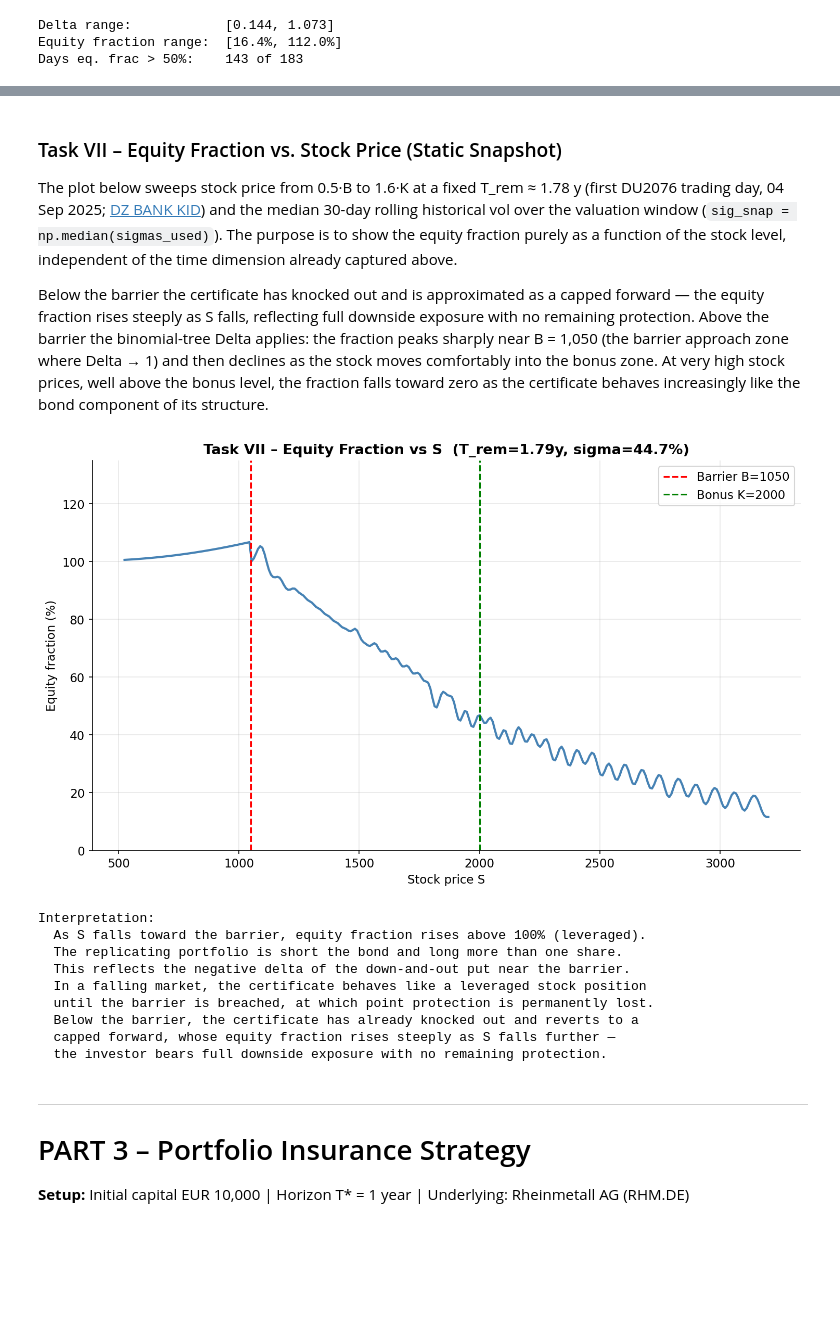
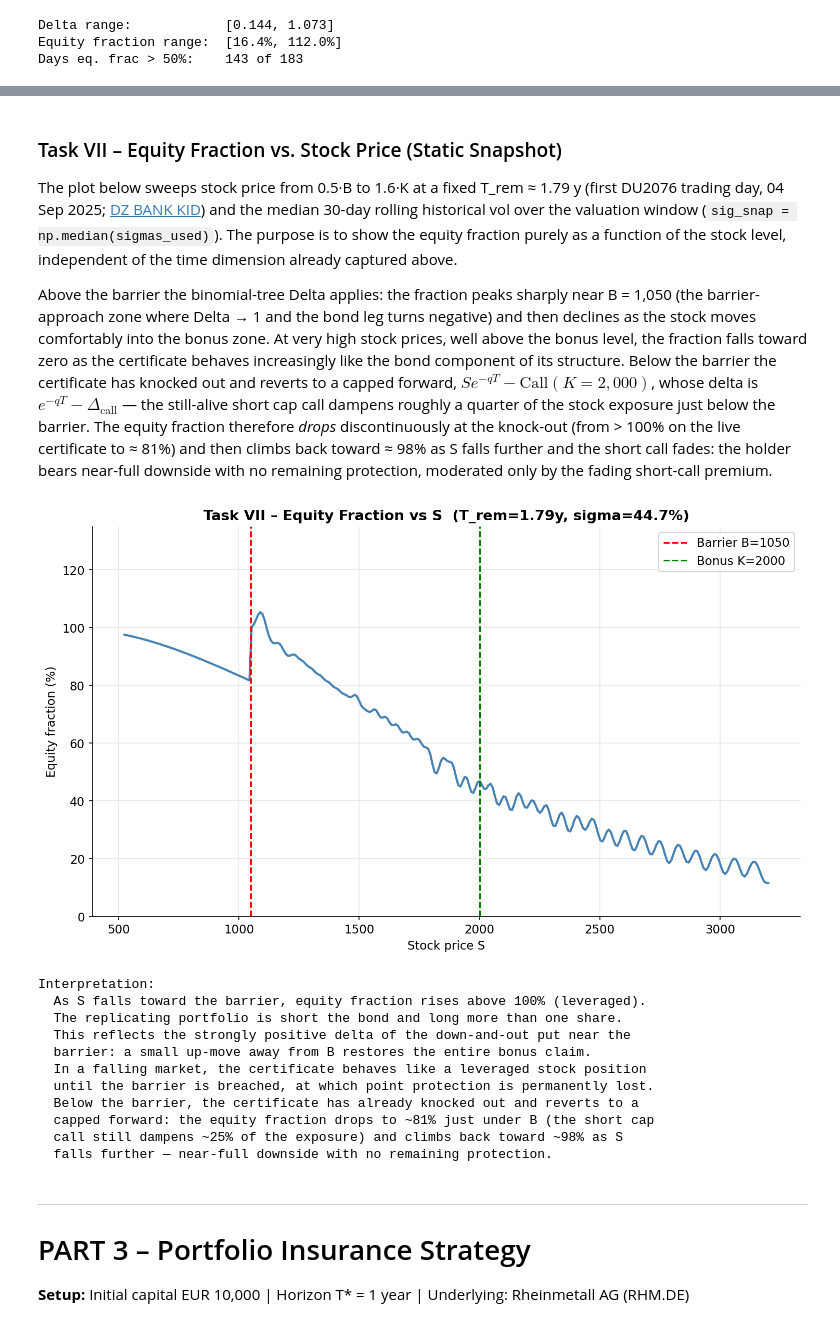
Before and after one commit to daan1shh/Continuous-Time-Derivative-Pricing, a Jupyter notebook: B401_Assignment_2026.ipynb, the cells around one changed output, grey strips where cells are left out. Drawn from its saved outputs; the diff is of its cells as text; code cells hidden in the pictures; blank space fills up the shorter version.

```diff
--- a/B401_Assignment_2026.ipynb
+++ b/B401_Assignment_2026.ipynb
@@ -666,7 +672,7 @@ The two functions below implement the **binomial tree** used to price the DU2076
 # %%
 
 def _bonus_cap_cert_price_one(S, K_cap, B_barrier, r, q, sigma, T, N):
-    """Single CRR binomial tree pass (N steps)."""
+    # Single CRR binomial tree pass (N steps).
     dt  = T / N
     u   = np.exp(sigma * np.sqrt(dt))
     d   = 1.0 / u
@@ -691,11 +697,9 @@ def _bonus_cap_cert_price_one(S, K_cap, B_barrier, r, q, sigma, T, N):
 
 
 def bonus_cap_cert_price(S, K_cap, B_barrier, r, q, sigma, T, N=500):
-    """
-    Bonus Cap Certificate via binomial tree (CRR, N steps).
-    Cert = capped forward [min(S_T, K_cap)] + down-and-out put (K=K_cap, B=B_barrier).
-    Averages N and N+1 trees to cancel odd-even oscillation and smooth Greeks.
-    """
+    # Bonus Cap Certificate via binomial tree (CRR, N steps).
+    # Cert = capped forward [min(S_T, K_cap)] + down-and-out put (K=K_cap, B=B_barrier).
+    # Averages N and N+1 trees to cancel odd-even oscillation and smooth Greeks.
     if T <= 1e-8:
         return float(K_cap if S > B_barrier else min(S, K_cap))
     return 0.5 * (_bonus_cap_cert_price_one(S, K_cap, B_barrier, r, q, sigma, T, N) +
@@ -880,12 +952,14 @@ for idx in idx_first + [idx_worst, idx_best, idx_barrier] + idx_last:
         seen.add(idx); selected_idx.append(idx)
 
 display(pd.DataFrame({
-    'Date':        [dates[i].strftime('%d %b %Y') for i in selected_idx],
-    'RHM (EUR)':   [round(S_series[i], 2)          for i in selected_idx],
-    'Roll Vol':    [f'{sigmas_used[i]:.1%}'         for i in selected_idx],
-    'Model (EUR)': [round(model_prices[i], 2)       for i in selected_idx],
-    'Mkt (EUR)':   [round(market_prices[i], 2)      for i in selected_idx],
-    'Error (EUR)': [round(errors[i], 2)             for i in selected_idx],
+    'Date':         [dates[i].strftime('%d %b %Y') for i in selected_idx],
+    'RHM (EUR)':    [round(S_series[i], 2)          for i in selected_idx],
+    'Roll Vol':     [f'{sigmas_used[i]:.1%}'        for i in selected_idx],
+    'Implied Vol':  [f'{implied_vols[i]:.1%}' if not np.isnan(implied_vols[i]) else 'n/a'
+                                                     for i in selected_idx],
+    'Model (EUR)':  [round(model_prices[i], 2)      for i in selected_idx],
+    'Mkt (EUR)':    [round(market_prices[i], 2)     for i in selected_idx],
+    'Error (EUR)':  [round(errors[i], 2)            for i in selected_idx],
 }).set_index('Date'))
 
 # -- Price vs Error chart ------------------------------------------------------
@@ -908,6 +982,14 @@ axes[1].legend(fontsize=9)
 plt.tight_layout()
 plt.savefig('graphs/valuation_comparison.png', bbox_inches='tight')
 plt.show()
+
+# Persist the daily model-vs-market comparison for submission (regenerated each run)
+pd.DataFrame({
+    'Date': dates, 'RHM_Close': S_series, 'RollVol_pct': sigmas_used * 100,
+    'Svensson_r_pct': rates_used * 100, 'Model_EUR': model_prices,
+    'Market_EUR': market_prices, 'Error_EUR': errors,
+}).set_index('Date').round(4).to_csv('data/du2076_daily_comparison.csv')
+print('Saved: data/du2076_daily_comparison.csv')
 # %% [output]
 ====================================================
   TASK V — Pricing Error Metrics  (DU2076)
@@ -1124,9 +1258,9 @@ The chart above (`replicating_portfolio_time.png`) shows how both Delta and the
 # %% [markdown]
 ### Task VII – Equity Fraction vs. Stock Price (Static Snapshot)
 
-The plot below sweeps stock price from 0.5·B to 1.6·K at a fixed T_rem ≈ 1.78 y (first DU2076 trading day, 04 Sep 2025; [DZ BANK KID](https://bib-service.dzbank.de/bib/DE000DU20767-de-DE.pdf)) and the median 30-day rolling historical vol over the valuation window (`sig_snap = np.median(sigmas_used)`). The purpose is to show the equity fraction purely as a function of the stock level, independent of the time dimension already captured above.
+The plot below sweeps stock price from 0.5·B to 1.6·K at a fixed T_rem ≈ 1.79 y (first DU2076 trading day, 04 Sep 2025; [DZ BANK KID](https://bib-service.dzbank.de/bib/DE000DU20767-de-DE.pdf)) and the median 30-day rolling historical vol over the valuation window (`sig_snap = np.median(sigmas_used)`). The purpose is to show the equity fraction purely as a function of the stock level, independent of the time dimension already captured above.
 
-Below the barrier the certificate has knocked out and is approximated as a capped forward — the equity fraction rises steeply as S falls, reflecting full downside exposure with no remaining protection. Above the barrier the binomial-tree Delta applies: the fraction peaks sharply near B = 1,050 (the barrier approach zone where Delta → 1) and then declines as the stock moves comfortably into the bonus zone. At very high stock prices, well above the bonus level, the fraction falls toward zero as the certificate behaves increasingly like the bond component of its structure.
+Above the barrier the binomial-tree Delta applies: the fraction peaks sharply near B = 1,050 (the barrier-approach zone where Delta → 1 and the bond leg turns negative) and then declines as the stock moves comfortably into the bonus zone. At very high stock prices, well above the bonus level, the fraction falls toward zero as the certificate behaves increasingly like the bond component of its structure. Below the barrier the certificate has knocked out and reverts to a capped forward, $S e^{-qT} - \text{Call}(K{=}2{,}000)$, whose delta is $e^{-qT} - \Delta_{\text{call}}$ — the still-alive short cap call dampens roughly a quarter of the stock exposure just below the barrier. The equity fraction therefore *drops* discontinuously at the knock-out (from > 100% on the live certificate to ≈ 81%) and then climbs back toward ≈ 98% as S falls further and the short call fades: the holder bears near-full downside with no remaining protection, moderated only by the fading short-call premium.
 # %%
 # ── Equity fraction vs S (static snapshot at T_rem = T_ref) ─────────────────
 # T_snap reuses T_ref: remaining maturity on the first DU2076 trading day (04 Sep 2025)
@@ -1141,10 +1275,11 @@ for s in S_cross:
     if s <= B_cert:
         # knocked-out: reverts to capped forward = S*exp(-qT) - Call(K_cap)
         # equity fraction = (delta_capped_fwd * s) / fwd_val
-        # delta of capped forward = exp(-q*T_snap)
+        # delta of capped forward = exp(-qT) - BS call delta (short cap call still alive)
         fwd_val  = s * np.exp(-DIV_YIELD * T_snap) - bs_vanilla_call(s, K_cert, RISK_FREE, DIV_YIELD, sig_snap, T_snap)
         fwd_val  = max(fwd_val, 1e-6)
-        delta_ko = np.exp(-DIV_YIELD * T_snap)
+        _d1      = (np.log(s / K_cert) + (RISK_FREE - DIV_YIELD + 0.5 * sig_snap**2) * T_snap) / (sig_snap * np.sqrt(T_snap))
+        delta_ko = np.exp(-DIV_YIELD * T_snap) * (1.0 - norm.cdf(_d1))
         eq_cross.append((delta_ko * s) / fwd_val)
         continue
     g = compute_greeks(s, K_cert, B_cert, RISK_FREE, DIV_YIELD, sig_snap, T_snap)
@@ -1158,46 +1293,50 @@ eq_cross = np.array(eq_cross)
 # The binomial delta jumps as S sweeps across discrete tree nodes; a 1-D Gaussian
 # filter (sigma=2, matching Task VI) removes that numerical sawtooth.
 # NB: the knocked-out branch (S <= B_cert) is a genuine economic discontinuity and
 # is left untouched so the barrier jump at S = B_cert is not blurred away.
 from scipy.ndimage import gaussian_filter1d
 live_mask = S_cross > B_cert
 eq_cross[live_mask] = gaussian_filter1d(eq_cross[live_mask], sigma=2)
 
 fig, ax = plt.subplots(figsize=(10, 6))
 ax.plot(S_cross, eq_cross * 100, color='steelblue', lw=2)
 ax.axvline(B_cert, color='red',   lw=1.5, linestyle='--', label=f'Barrier B={B_cert:.0f}')
 ax.axvline(K_cert, color='green', lw=1.5, linestyle='--', label=f'Bonus K={K_cert:.0f}')
 ax.set_xlabel('Stock price S')
 ax.set_ylabel('Equity fraction (%)')
 ax.set_title(f'Task VII – Equity Fraction vs S  (T_rem={T_snap}y, sigma={sig_snap:.1%})',
              fontweight='bold')
 ax.legend()
 ax.set_ylim(0, 135)
 
 plt.tight_layout()
 plt.savefig('graphs/equity_fraction_vs_S.png', bbox_inches='tight')
 plt.show()
 
 print('Interpretation:')
 print('  As S falls toward the barrier, equity fraction rises above 100% (leveraged).')
 print('  The replicating portfolio is short the bond and long more than one share.')
-print('  This reflects the negative delta of the down-and-out put near the barrier.')
+print('  This reflects the strongly positive delta of the down-and-out put near the')
+print('  barrier: a small up-move away from B restores the entire bonus claim.')
 print('  In a falling market, the certificate behaves like a leveraged stock position')
 print('  until the barrier is breached, at which point protection is permanently lost.')
 print('  Below the barrier, the certificate has already knocked out and reverts to a')
-print('  capped forward, whose equity fraction rises steeply as S falls further —')
-print('  the investor bears full downside exposure with no remaining protection.')
+print('  capped forward: the equity fraction drops to ~81% just under B (the short cap')
+print('  call still dampens ~25% of the exposure) and climbs back toward ~98% as S')
+print('  falls further — near-full downside with no remaining protection.')
 # %% [output]
-[figure, old version]
+[figure, new version]
 Interpretation:
   As S falls toward the barrier, equity fraction rises above 100% (leveraged).
   The replicating portfolio is short the bond and long more than one share.
-  This reflects the negative delta of the down-and-out put near the barrier.
+  This reflects the strongly positive delta of the down-and-out put near the
+  barrier: a small up-move away from B restores the entire bonus claim.
   In a falling market, the certificate behaves like a leveraged stock position
   until the barrier is breached, at which point protection is permanently lost.
   Below the barrier, the certificate has already knocked out and reverts to a
-  capped forward, whose equity fraction rises steeply as S falls further —
-  the investor bears full downside exposure with no remaining protection.
+  capped forward: the equity fraction drops to ~81% just under B (the short cap
+  call still dampens ~25% of the exposure) and climbs back toward ~98% as S
+  falls further — near-full downside with no remaining protection.
 # %% [markdown]
 ---
 # PART 3 – Portfolio Insurance Strategy
```
Also changed, not shown: parts of 51 cells of this notebook, 15 other files.
